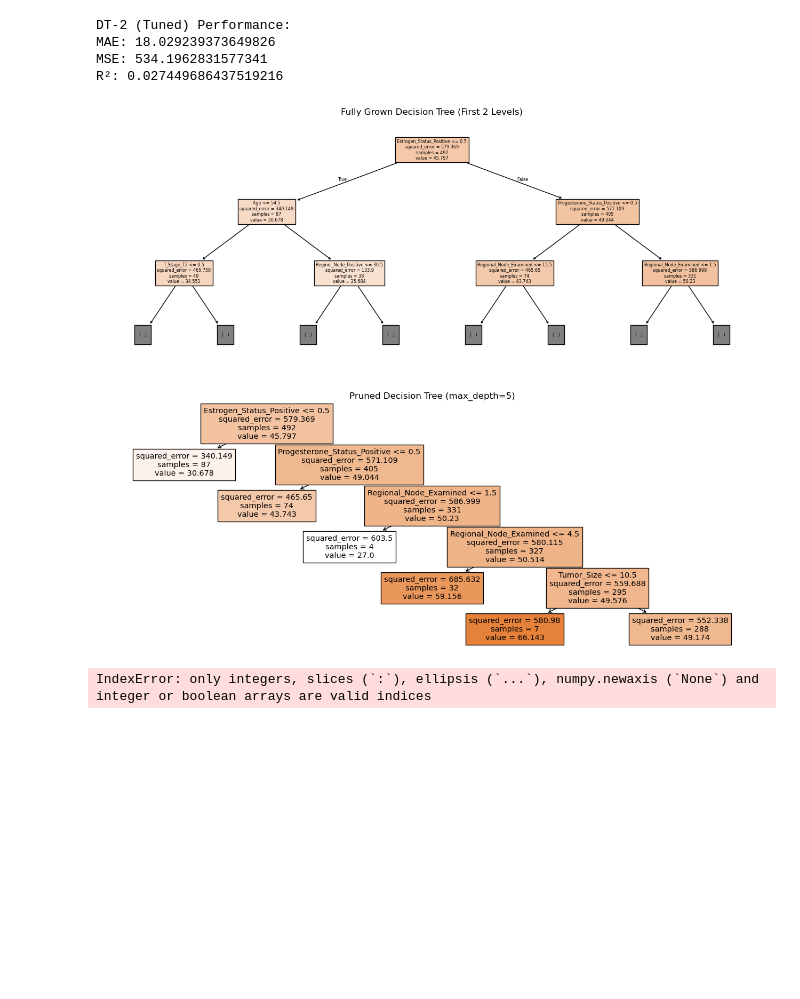
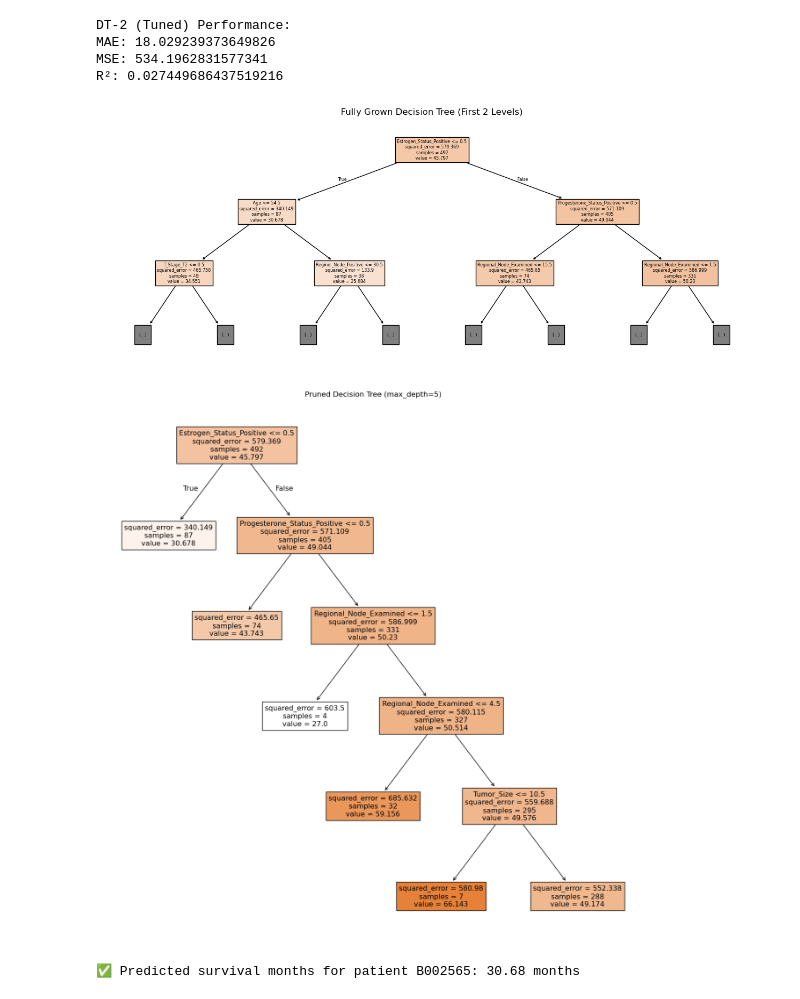
Before and after one commit to yasandu0505/breast-cancer-detection, a Jupyter notebook: Final_Notebook3_20221914_w2052278.ipynb, the cells around one changed output. Cells and saved outputs as stored; diff of their text form; code cells hidden in the pictures; blank space fills up the shorter version.

```diff
--- a/Final_Notebook3_20221914_w2052278.ipynb
+++ b/Final_Notebook3_20221914_w2052278.ipynb
@@ -310,77 +316,32 @@ R²: 0.027449686437519216
 # plot_tree(dt2, filled=True, feature_names=x_train.columns)
 # plt.title("Pruned Decision Tree (max_depth=4)")
 # plt.show()
 
 import matplotlib.pyplot as plt
 from sklearn.tree import plot_tree
 
 # Get feature names after encoding
 # This part gets the names from the OneHotEncoder and other columns
 ohe = preprocessor.named_transformers_['cat']
 encoded_cat_features = ohe.get_feature_names_out(categorical_cols)
 
 # Get numeric columns (those not encoded)
 numeric_cols = [col for col in x.columns if col not in categorical_cols]
 
 # Combine encoded categorical and numeric columns
 feature_names = list(encoded_cat_features) + numeric_cols
 
 # Visualize DT-1: fully grown (first 2 levels)
 plt.figure(figsize=(16, 6))
 plot_tree(dt1, filled=True, max_depth=2, feature_names=feature_names)
 plt.title("Fully Grown Decision Tree (First 2 Levels)")
 plt.show()
 
 # Visualize DT-2: pruned tree
-plt.figure(figsize=(16, 6))
+plt.figure(figsize=(16, 16))
 plot_tree(dt2, filled=True, feature_names=feature_names)
 plt.title("Pruned Decision Tree (max_depth=5)")
 plt.show()
 # %% [output]
 [figure]
-[figure, old version]
+[figure, new version]
-# %%
-import pandas as pd
-from sklearn.tree import DecisionTreeRegressor
-
-# STEP 0: Use your original features
-features = ['AGE', 'TUMOR_SIZE', 'GRADE', 'REGIONAL_NODE_EXAMINED', 'REGIONAL_NODE_POSITIVE',
-            'SEX', 'ESTROGEN_STATUS', 'PROGESTERONE_STATUS', 'OCCUPATION_CODE', 'T_STAGE',
-            'N_STAGE', 'STAGE_6', 'DIFFERENTIATED', 'A_STAGE']
-
-# Recreate the DataFrame with dummy variables
-x_train = pd.get_dummies(x_train_clf_scaled[features])  # use correct variable name if different
-
-# Save the correct column names
-input_features = x_train.columns
-
-# Create default patient dictionary
-patient_data = {feature: 0 for feature in input_features}
-
-# Manually update with patient B002565 values
-patient_data.update({
-    'AGE': 29,
-    'TUMOR_SIZE': 41,
-    'GRADE': 2,
-    'REGIONAL_NODE_EXAMINED': 5,
-    'REGIONAL_NODE_POSITIVE': 1,
-    'SEX_Female': 1,
-    'ESTROGEN_STATUS_Negative': 1,
-    'PROGESTERONE_STATUS_Positive': 1,
-    'OCCUPATION_CODE': 15,
-    'T_STAGE_T3': 1,
-    'N_STAGE_N1': 1,
-    'STAGE_6_IIIC': 1,
-    'DIFFERENTIATED_Moderately differentiated': 1,
-    'A_STAGE_Regional': 1
-})
-
-# Create DataFrame for prediction
-patient_input = pd.DataFrame([patient_data], index=['B002565'])
-
-# Predict with trained model (dt2)
-prediction = dt2.predict(patient_input)[0]
-
-print(f"\n✅ Predicted survival months for patient B002565: {prediction:.2f} months\n")
-# %% [output]
-IndexError: only integers, slices (`:`), ellipsis (`...`), numpy.newaxis (`None`) and integer or boolean arrays are valid indices
@@ -386,0 +370,22 @@ IndexError: only integers, slices (`:`), ellipsis (`...`), numpy.newaxis (`None`
+# %%
+# Create DataFrame for prediction
+patient_input = pd.DataFrame([patient_data])
+
+# Ensure the same number of features as the model (align with one-hot encoded features)
+patient_input = patient_input.reindex(columns=feature_names, fill_value=0)
+
+# Predict with the trained model (dt2)
+prediction = dt2.predict(patient_input)[0]
+
+# Apply same dummy encoding as on training data
+patient_encoded = pd.get_dummies(patient_data)
+
+# Align the columns with training data
+patient_encoded = patient_encoded.reindex(columns=x_train_columns, fill_value=0)
+
+
+
+
+print(f"\n✅ Predicted survival months for patient B002565: {prediction:.2f} months\n")
+# %% [output]
+✅ Predicted survival months for patient B002565: 30.68 months
```
Also changed, not shown: parts of 4 cells of this notebook.
